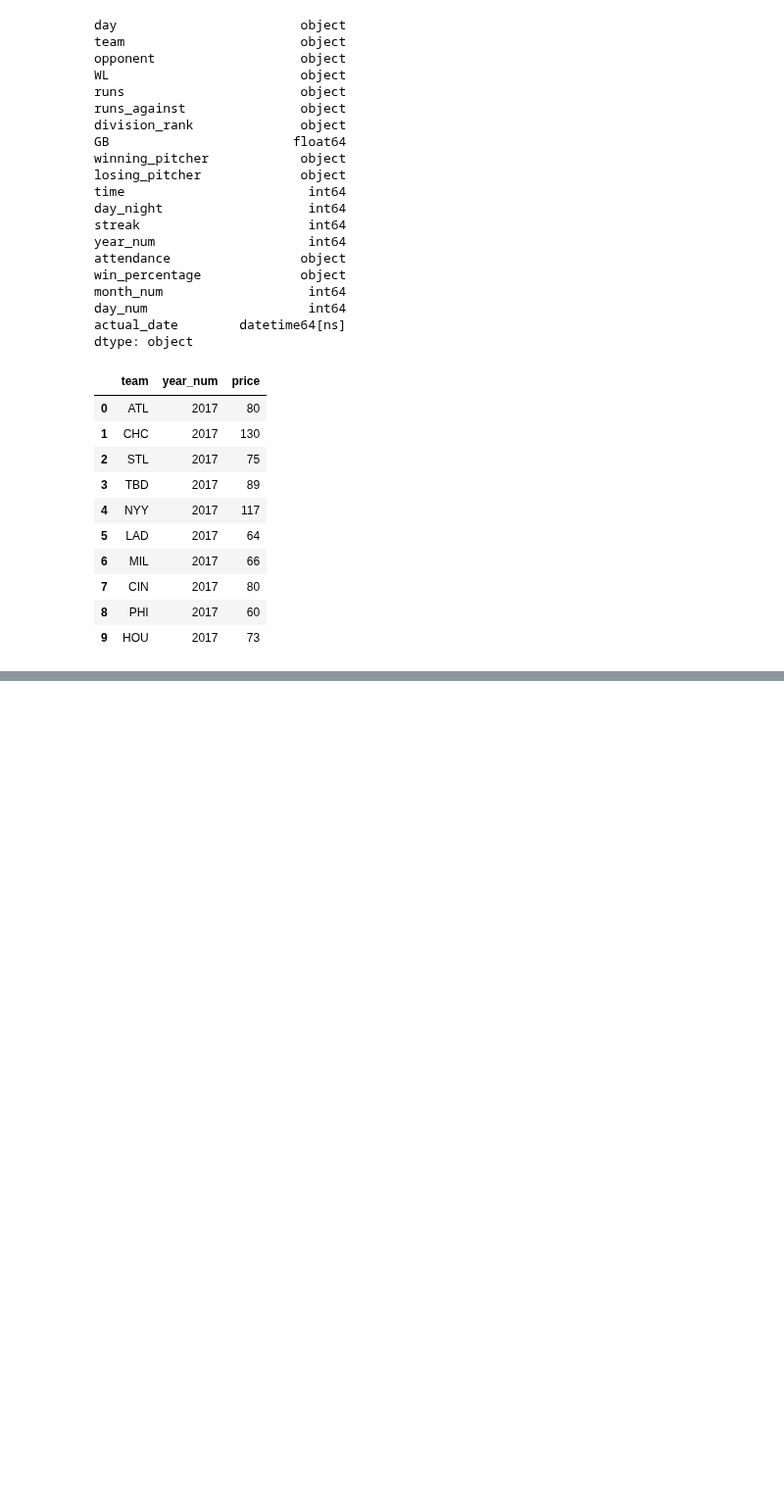
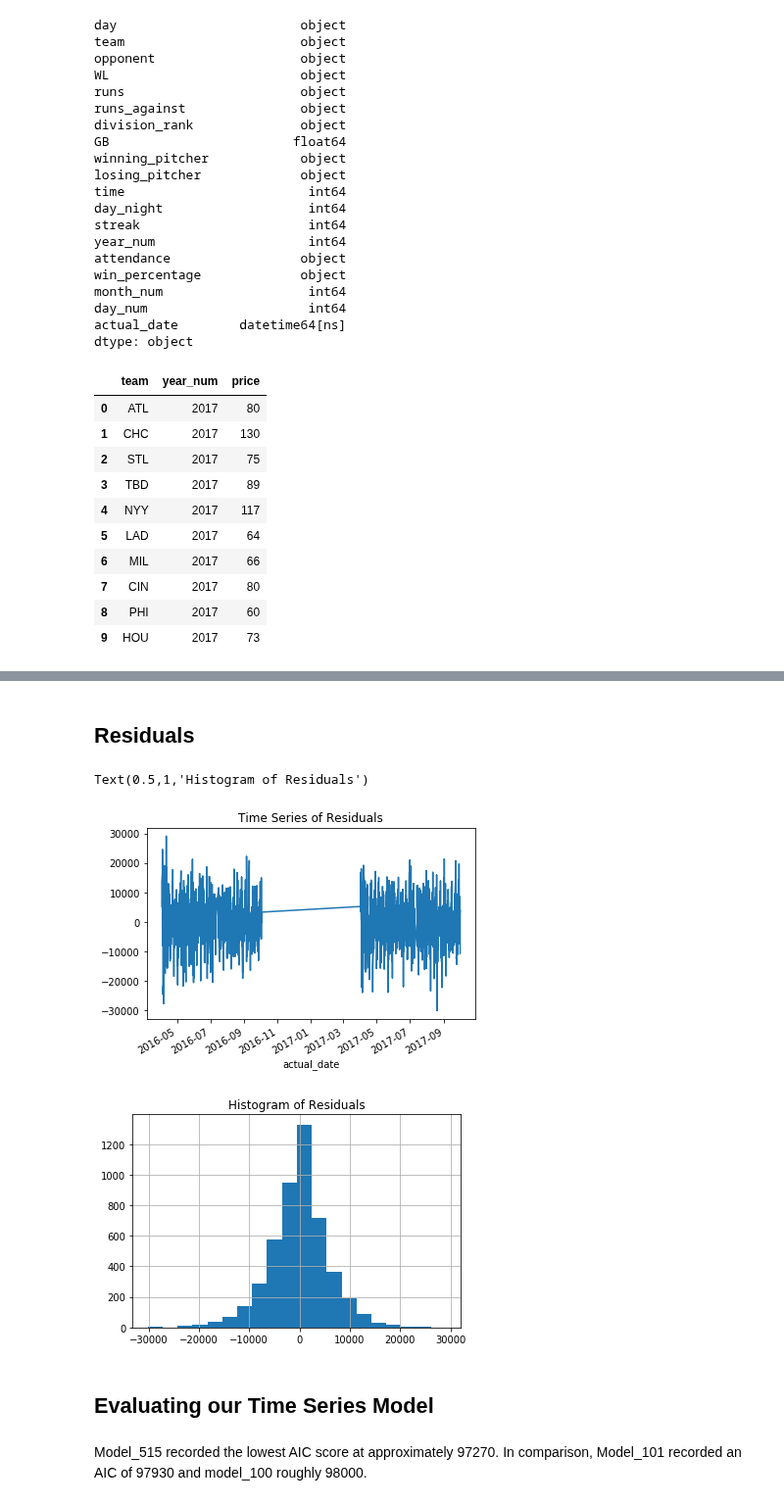
Before and after one commit to str007/Thinkful, a Jupyter notebook: Time_Series_Challenge.ipynb, the cells around one changed output, grey strips where cells are left out. Shown at 98% size. Drawn from its saved outputs; the diff is of its cells as text; code cells hidden in the pictures; blank space fills up the shorter version.

```diff
--- a/Time_Series_Challenge.ipynb
+++ b/Time_Series_Challenge.ipynb
@@ -349,0 +407,7 @@ team_df = pd.merge(team_df, ticket_prices, how='inner', on=['team', 'year_num'])
+# %%
+from statsmodels.tsa.arima_model import ARIMA
+model_101= ARIMA(time_series_df.attendance, order=(1,0,1))
+model_101_fit = model_101.fit(disp=0)
+print(model_101_fit.summary())
+print('Residuals Description')
+print(model_101_fit.resid.describe())
@@ -349,0 +457,18 @@ team_df = pd.merge(team_df, ticket_prices, how='inner', on=['team', 'year_num'])
+# %% [markdown]
+## Residuals
+# %%
+residuals = pd.DataFrame(model_101_fit.resid)
+
+residuals.plot(legend=False)
+plt.title('Time Series of Residuals')
+
+residuals.hist(bins=20)
+plt.title('Histogram of Residuals')
+# %% [output]
+Text(0.5,1,'Histogram of Residuals')
+[figure, added]
+[figure, added]
+# %% [markdown]
+## Evaluating our Time Series Model
+# %% [markdown]
+Model_515 recorded the lowest AIC score at approximately 97270. In comparison, Model_101 recorded an AIC of 97930 and model_100 roughly 98000.
```
Also changed, not shown: parts of 12 cells of this notebook.
